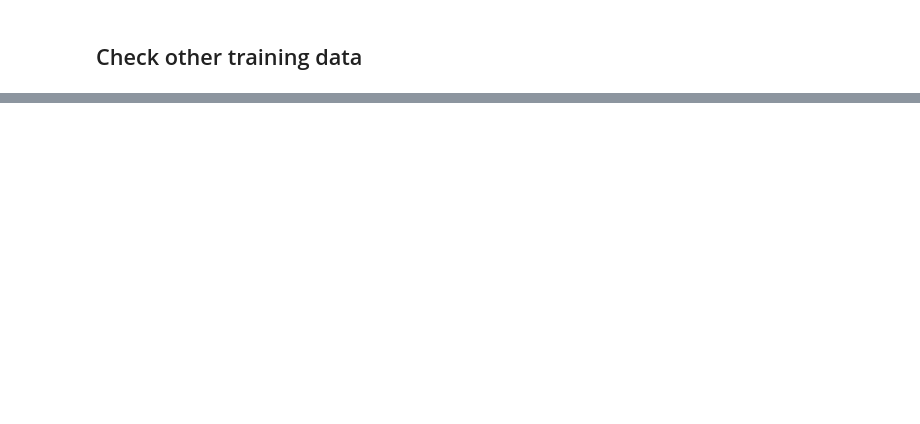
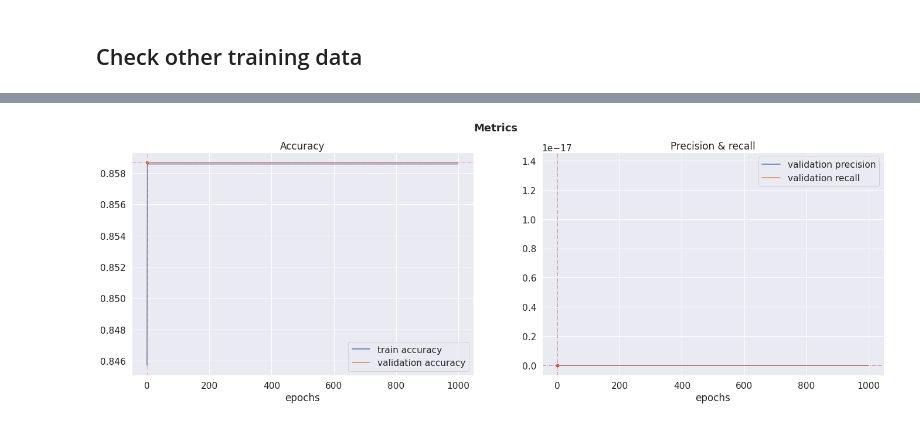
Before and after one commit to Parn1984/AIDA-Project-Team-C, a Jupyter notebook: Neural_Network_classification_simple.ipynb, the cells around one changed output, grey strips where cells are left out. Saved outputs shown, nothing was run; the diff lists cells and outputs as text; code cells hidden in the pictures; blank space fills up the shorter version.

```diff
--- a/Neural_Network_classification_simple.ipynb
+++ b/Neural_Network_classification_simple.ipynb
@@ -241,0 +218,3 @@ Max validation recall: 0.9716981053352356
+# %%
+model = build_model(input_shape=20, hidden_shapes=[32], hidden_activation='sigmoid',
+                    opt=optimizer, dropout=0.0, loss='binary_crossentropy')
@@ -241,0 +238,4 @@ Max validation recall: 0.9716981053352356
+# %%
+epo = 1000
+
+history = model.fit(x_train, y_train, epochs=epo, validation_data=(x_val, y_val), verbose=1)
@@ -241,0 +265,4 @@ Max validation recall: 0.9716981053352356
+# %%
+plot_learning_curves_opt(history)
+# %% [output]
+[figure, added]
```
Also changed, not shown: parts of 25 cells of this notebook, 2 other files.
